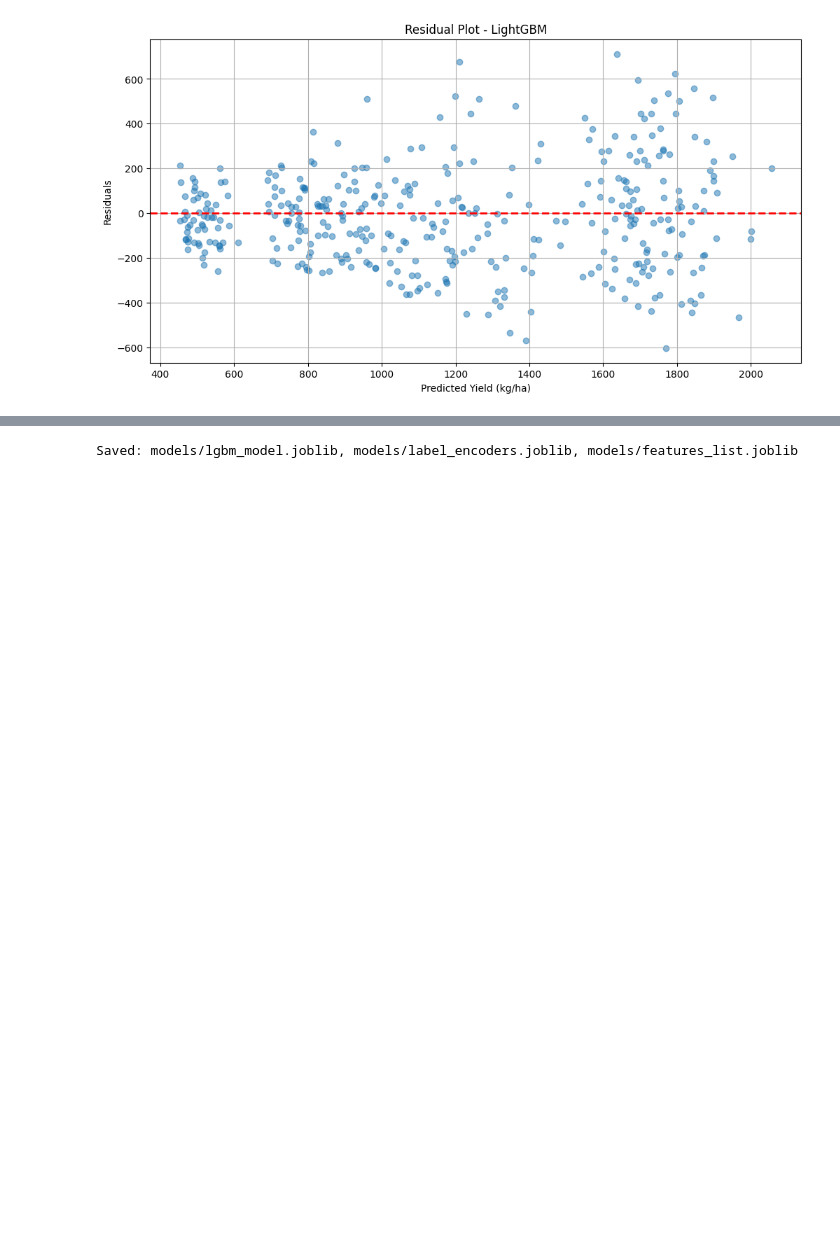
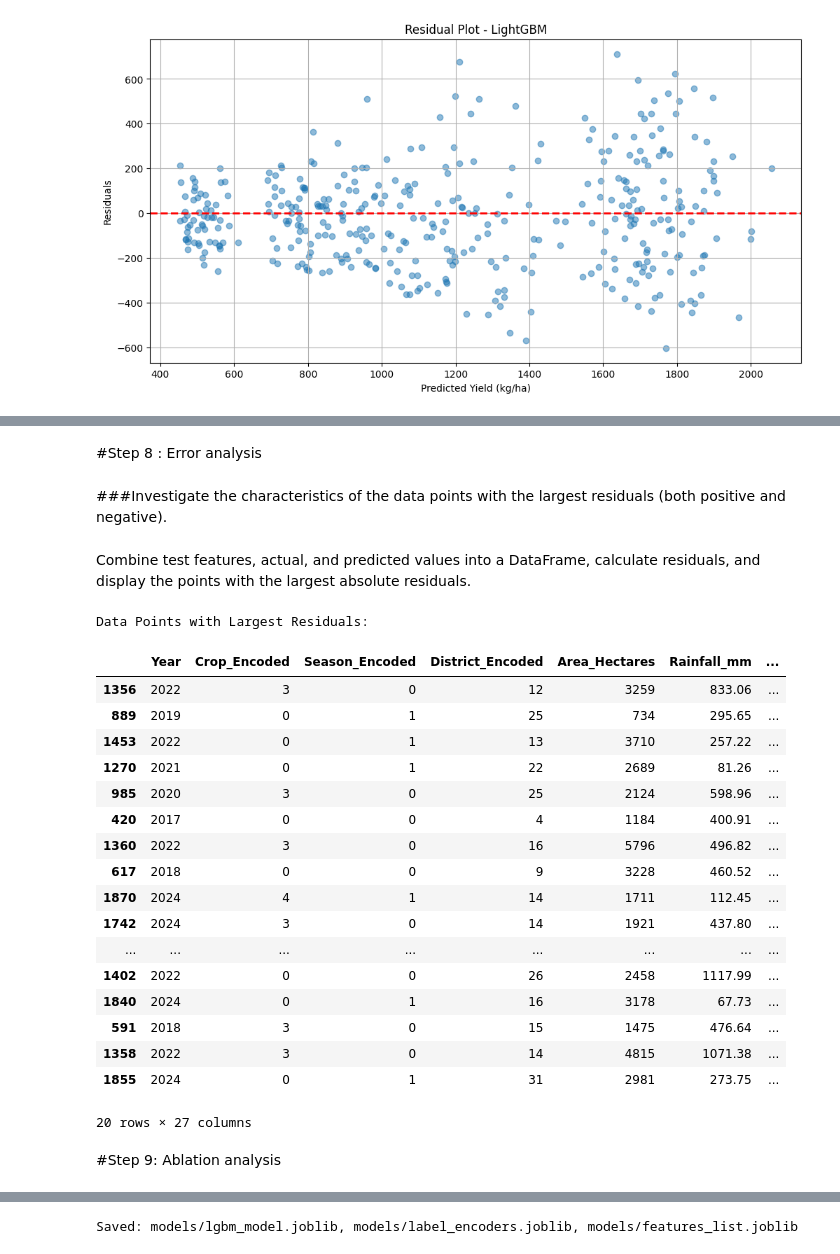
Before and after one commit to Ketchupncurd/Crop_Yield_Predict, a Jupyter notebook: crop.ipynb, the cells around one changed output, grey strips where cells are left out. Saved outputs shown, nothing was run; the diff lists cells and outputs as text; code cells hidden in the pictures; blank space fills up the shorter version.

```diff
--- a/crop.ipynb
+++ b/crop.ipynb
@@ -406,0 +758,44 @@ plt.show()
+# %% [markdown]
+#Step 8 : Error analysis
+# %% [markdown]
+###Investigate the characteristics of the data points with the largest residuals (both positive and negative).
+# %% [markdown]
+Combine test features, actual, and predicted values into a DataFrame, calculate residuals, and display the points with the largest absolute residuals.
+# %%
+# Create a DataFrame with test features, actual, and predicted values
+error_analysis_df = X_test.copy()
+error_analysis_df['Actual_Yield'] = y_test
+error_analysis_df['Predicted_Yield'] = y_pred_test
+
+# Calculate residuals
+error_analysis_df['Residuals'] = error_analysis_df['Actual_Yield'] - error_analysis_df['Predicted_Yield']
+
+# Sort by absolute residuals in descending order
+error_analysis_df['Abs_Residuals'] = abs(error_analysis_df['Residuals'])
+error_analysis_df_sorted = error_analysis_df.sort_values('Abs_Residuals', ascending=False)
+
+# Display the top 20 data points with the largest residuals
+print("Data Points with Largest Residuals:")
+display(error_analysis_df_sorted.head(20))
+# %% [output]
+Data Points with Largest Residuals:
+|  | Year | Crop_Encoded | Season_Encoded | District_Encoded | Area_Hectares | Rainfall_mm | ... |
+| 1356 | 2022 | 3 | 0 | 12 | 3259 | 833.06 | ... |
+| 889 | 2019 | 0 | 1 | 25 | 734 | 295.65 | ... |
+| 1453 | 2022 | 0 | 1 | 13 | 3710 | 257.22 | ... |
+| 1270 | 2021 | 0 | 1 | 22 | 2689 | 81.26 | ... |
+| 985 | 2020 | 3 | 0 | 25 | 2124 | 598.96 | ... |
+| 420 | 2017 | 0 | 0 | 4 | 1184 | 400.91 | ... |
+| 1360 | 2022 | 3 | 0 | 16 | 5796 | 496.82 | ... |
+| 617 | 2018 | 0 | 0 | 9 | 3228 | 460.52 | ... |
+| 1870 | 2024 | 4 | 1 | 14 | 1711 | 112.45 | ... |
+| 1742 | 2024 | 3 | 0 | 14 | 1921 | 437.80 | ... |
+| ... | ... | ... | ... | ... | ... | ... | ... |
+| 1402 | 2022 | 0 | 0 | 26 | 2458 | 1117.99 | ... |
+| 1840 | 2024 | 0 | 1 | 16 | 3178 | 67.73 | ... |
+| 591 | 2018 | 3 | 0 | 15 | 1475 | 476.64 | ... |
+| 1358 | 2022 | 3 | 0 | 14 | 4815 | 1071.38 | ... |
+| 1855 | 2024 | 0 | 1 | 31 | 2981 | 273.75 | ... |
+20 rows × 27 columns
+# %% [markdown]
+#Step 9: Ablation analysis
```
Also changed, not shown: parts of 38 cells of this notebook, 2 other files.
